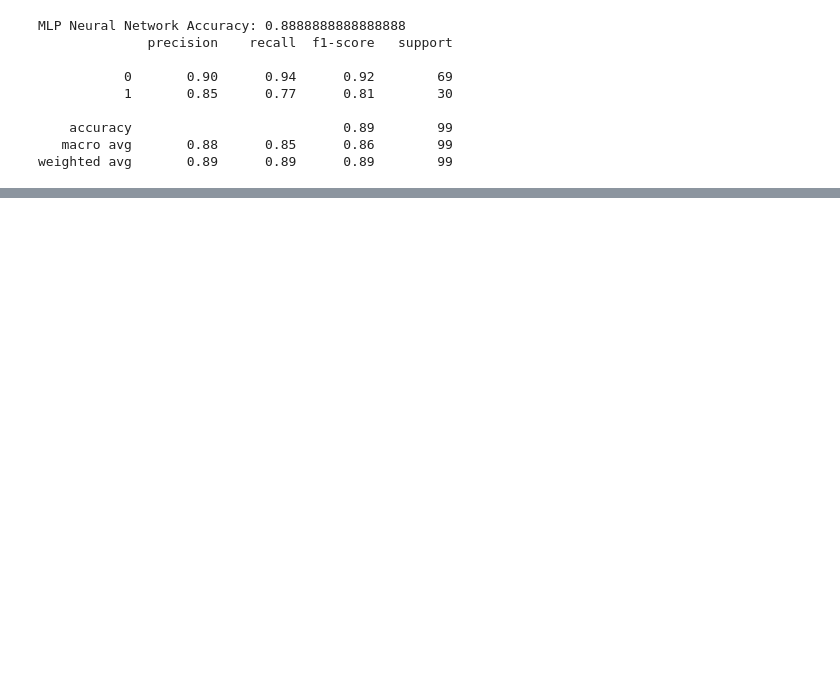
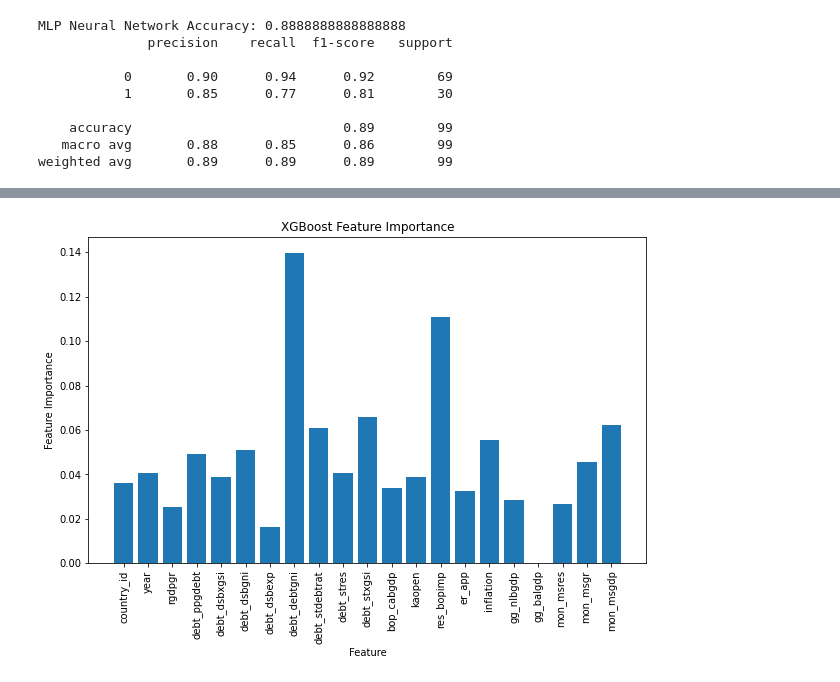
Before and after one commit to McNelis-CMML/ML_2023-BSP, a Jupyter notebook: DebtSustain2.ipynb, the cells around one changed output, grey strips where cells are left out. Saved outputs shown, nothing was run; the diff lists cells and outputs as text; code cells hidden in the pictures; blank space fills up the shorter version.

```diff
--- a/DebtSustain2.ipynb
+++ b/DebtSustain2.ipynb
@@ -275,22 +286,24 @@ plt.show()
 # %%
 import xgboost as xgb
 import matplotlib.pyplot as plt
 
 # Assuming xgb_classifier is already trained
 # Extract feature importances
 importance_scores = xgb_classifier.feature_importances_
 
 # Assuming you have the original DataFrame with column names as X_df
-feature_names = X1.columns
+feature_names = col_names
 
 # Create a custom feature importance plot
 plt.figure(figsize=(10, 6))
 plt.bar(range(len(feature_names)), importance_scores, align='center')
 plt.xticks(range(len(feature_names)), feature_names, rotation=90)  # Set the feature names as x-axis labels
 plt.xlabel('Feature')
 plt.ylabel('Feature Importance')
 plt.title('XGBoost Feature Importance')
 plt.show()
+# %% [output]
+[figure, added]
 # %%
 from sklearn.metrics import confusion_matrix
 import seaborn as sns
```
Also changed, not shown: parts of 9 cells of this notebook.
